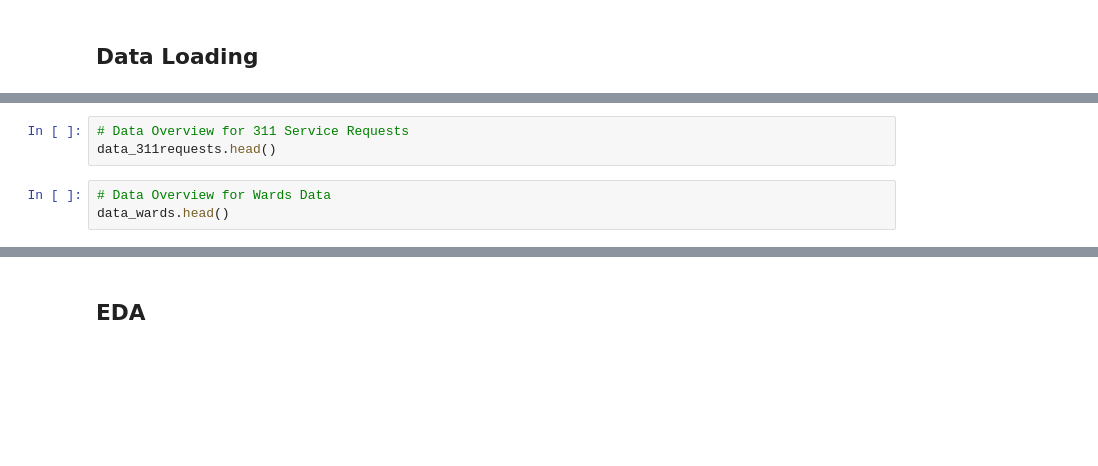
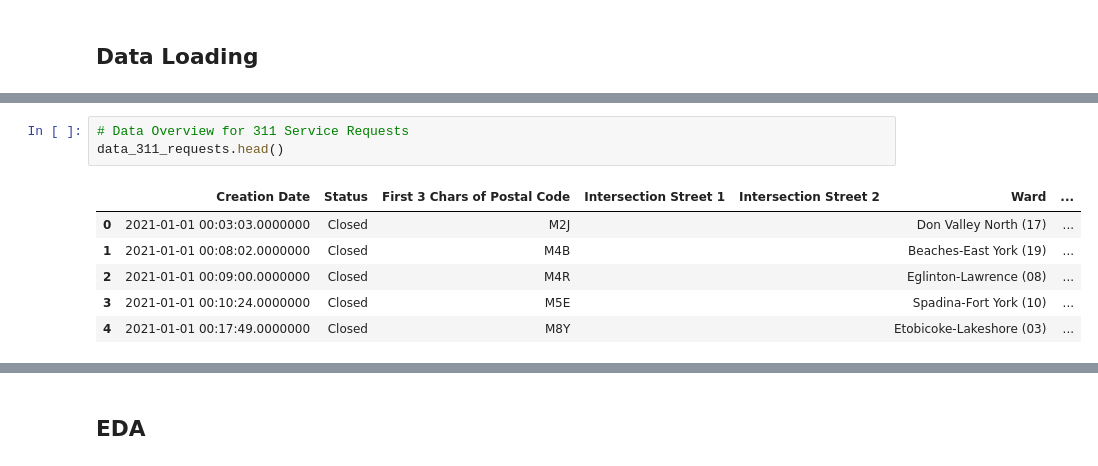
Before and after one commit to Mert30/toronto_311_project, a Jupyter notebook: notebook/toronto_311_requests.ipynb, the cells around one changed output, grey strips where cells are left out. Saved outputs shown, nothing was run; the diff lists cells and outputs as text; blank space fills up the shorter version.

```diff
--- a/notebook/toronto_311_requests.ipynb
+++ b/notebook/toronto_311_requests.ipynb
@@ -33,6 +51,10 @@ ParserError: Error tokenizing data. C error: Expected 9 fields in line 70123, sa
 # %%
 # Data Overview for 311 Service Requests
-data_311requests.head()
+data_311_requests.head()
+# %% [output]
+|  | Creation Date | Status | First 3 Chars of Postal Code | Intersection Street 1 | Intersection Street 2 | Ward | ... |
+| 0 | 2021-01-01 00:03:03.0000000 | Closed | M2J |  |  | Don Valley North (17) | ... |
+| 1 | 2021-01-01 00:08:02.0000000 | Closed | M4B |  |  | Beaches-East York (19) | ... |
+| 2 | 2021-01-01 00:09:00.0000000 | Closed | M4R |  |  | Eglinton-Lawrence (08) | ... |
+| 3 | 2021-01-01 00:10:24.0000000 | Closed | M5E |  |  | Spadina-Fort York (10) | ... |
+| 4 | 2021-01-01 00:17:49.0000000 | Closed | M8Y |  |  | Etobicoke-Lakeshore (03) | ... |
-# %%
-# Data Overview for Wards Data
-data_wards.head()
```
Also changed, not shown: parts of 25 cells of this notebook, 1 other file.
